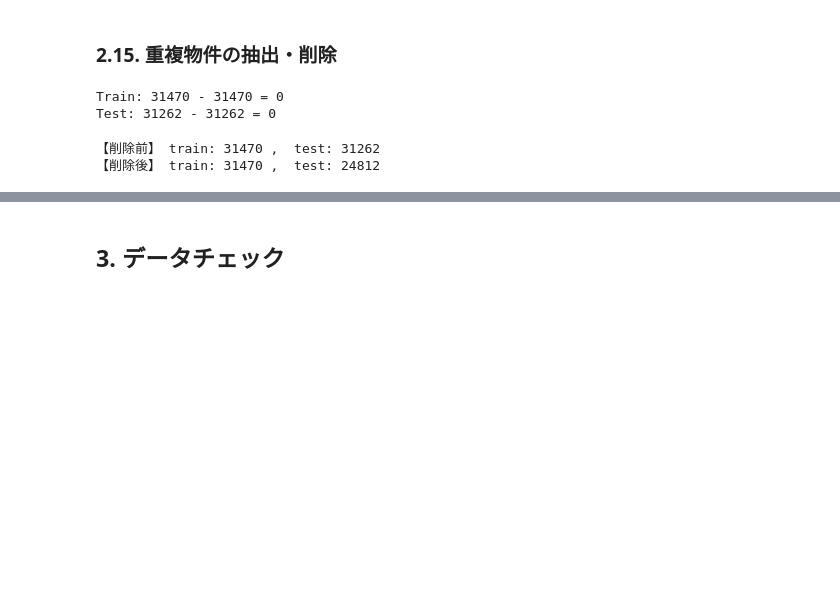
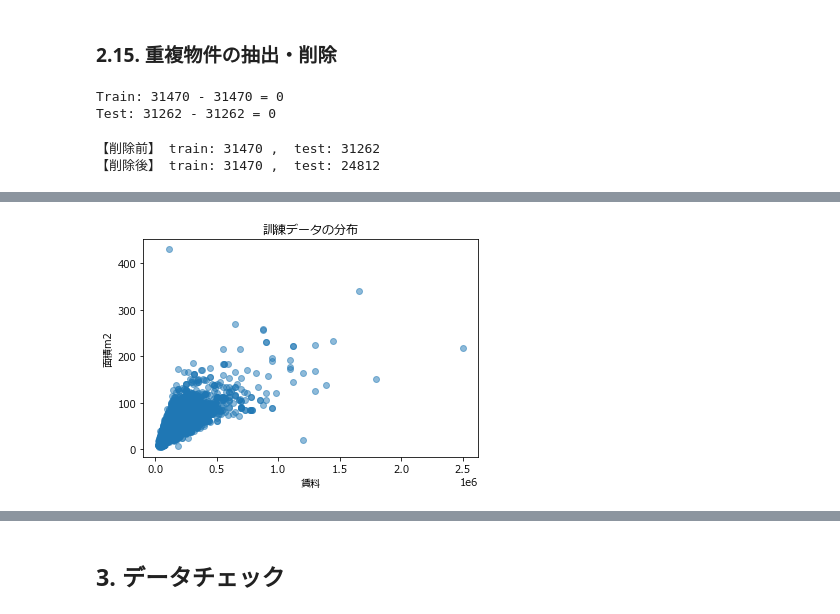
Before and after one commit to Kosuke-Yanai/KY, a Jupyter notebook: Python/SIGNATE/20210818_【SOTA】マイナビ × SIGNATE Student Cup 2019 賃貸物件の家賃予測/RentForcast_210911_03.ipynb, the cells around one changed output, grey strips where cells are left out. Drawn from its saved outputs; the diff is of its cells as text; code cells hidden in the pictures; blank space fills up the shorter version.

```diff
--- a/Python/SIGNATE/20210818_【SOTA】マイナビ × SIGNATE Student Cup 2019 賃貸物件の家賃予測/RentForcast_210911_03.ipynb
+++ b/Python/SIGNATE/20210818_【SOTA】マイナビ × SIGNATE Student Cup 2019 賃貸物件の家賃予測/RentForcast_210911_03.ipynb
@@ -450,0 +462,13 @@ print("【削除後】", "train:", len(train_data_1), ", ", "test:", len(test_da
+# %%
+# ハズレ値の確認
+import matplotlib.pyplot as plt
+import numpy as np
+font = {'family' : 'Meiryo'} # matplotlibのデフォルトフォントをTakaoGothicに設定
+plt.rc('font', **font)
+plt.scatter(train_data_1["賃料"], train_data_1["面積m2"], alpha = 0.5)
+plt.title("訓練データの分布")
+plt.xlabel('賃料')
+plt.ylabel('面積m2')
+plt.show()
+# %% [output]
+[figure, added]
```
Also changed, not shown: parts of 15 cells of this notebook, 1 other file.
